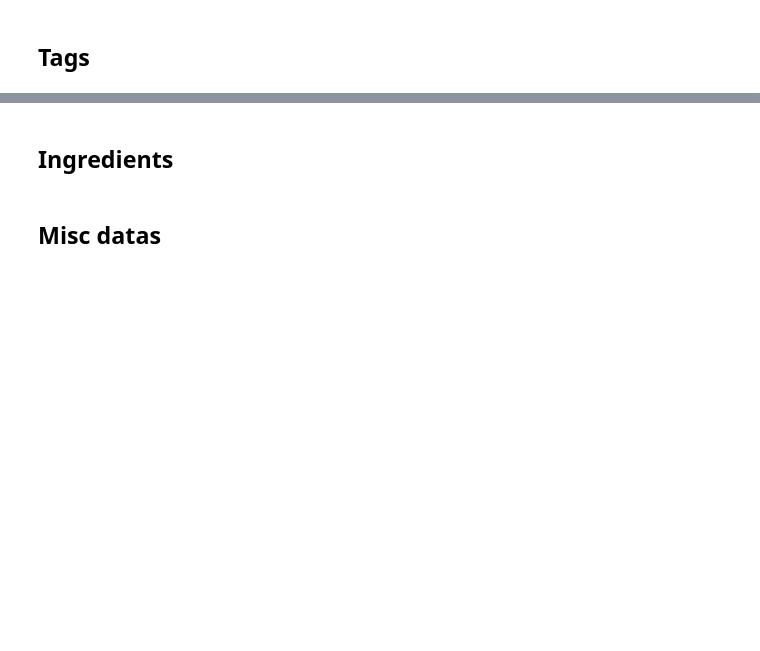
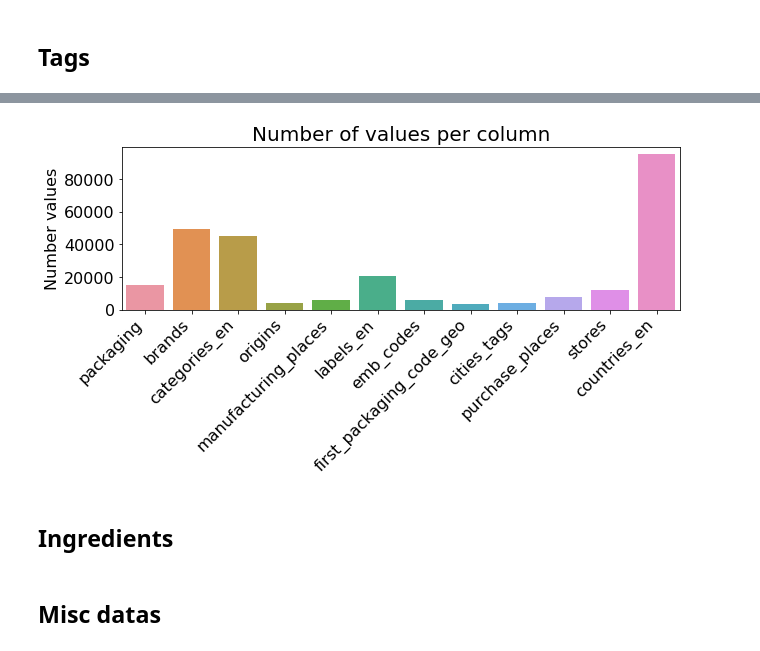
Before and after one commit to curiousmindflow/oc-ml-p2, a Jupyter notebook: preparation.ipynb, the cells around one changed output, grey strips where cells are left out. Drawn from its saved outputs; the diff is of its cells as text; code cells hidden in the pictures; blank space fills up the shorter version.

```diff
--- a/preparation.ipynb
+++ b/preparation.ipynb
@@ -199,0 +470,15 @@ memory usage: 10.3+ MB
+# %%
+tags_features = [
+    "packaging",
+    "brands",
+    "categories_en",
+    "origins",
+    "manufacturing_places",
+    "labels_en",
+    "emb_codes",
+    "first_packaging_code_geo",
+    "cities_tags",
+    "purchase_places",
+    "stores",
+    "countries_en"
+]
@@ -200,3 +497,15 @@ memory usage: 10.3+ MB
+# %%
+plt.figure(figsize=(10,3))
+
+barplot = sns.barplot(x=tags[tags_features].columns, y=tags[tags_features].apply(lambda row: row.count(), axis=0))
+
+plt.title("Number of values per column", size=20)
+plt.xticks(rotation=45, size=16, ha="right")
+plt.yticks(size=16)
+plt.ylabel("Number values", size=16)
+plt.show()
+# %% [output]
+[figure, added]
 # %% [markdown]
 ## Ingredients
 # %% [markdown]
```
Also changed, not shown: parts of 71 cells of this notebook.
